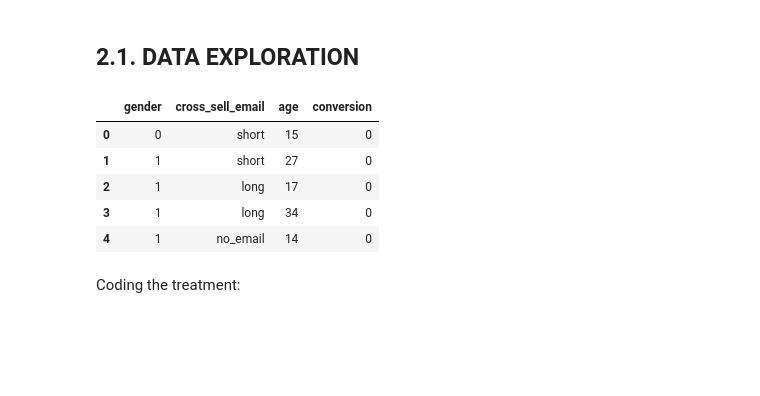
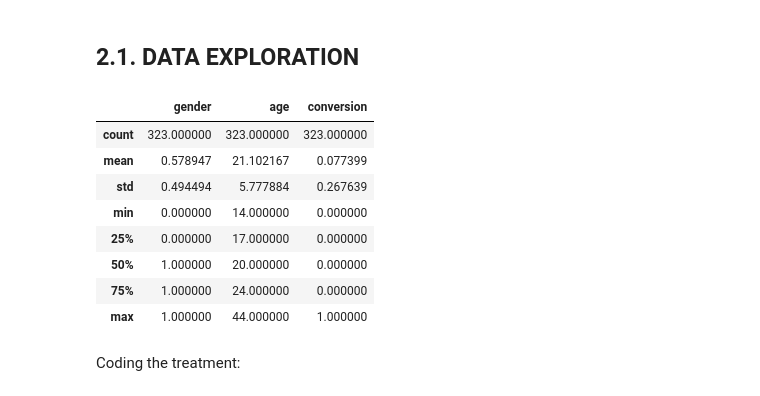
Before and after one commit to jaime-bautista-sdg/causal_inference_nbs, a Jupyter notebook: cap5_CI.ipynb, the cells around one changed output. Drawn from its saved outputs; the diff is of its cells as text; code cells hidden in the pictures; blank space fills up the shorter version.

```diff
--- a/cap5_CI.ipynb
+++ b/cap5_CI.ipynb
@@ -458,14 +460,17 @@ It is going to be compared the ATE of 2 treatments, short email and long email,
 ## 2.1. DATA EXPLORATION
 # %%
 dataset_binary=pd.read_csv("cross_sell_email.csv")
-dataset_binary.head()
+dataset_binary.describe()
 # %% [output]
-|  | gender | cross_sell_email | age | conversion |
-| 0 | 0 | short | 15 | 0 |
-| 1 | 1 | short | 27 | 0 |
-| 2 | 1 | long | 17 | 0 |
-| 3 | 1 | long | 34 | 0 |
-| 4 | 1 | no_email | 14 | 0 |
+|  | gender | age | conversion |
+| count | 323.000000 | 323.000000 | 323.000000 |
+| mean | 0.578947 | 21.102167 | 0.077399 |
+| std | 0.494494 | 5.777884 | 0.267639 |
+| min | 0.000000 | 14.000000 | 0.000000 |
+| 25% | 0.000000 | 17.000000 | 0.000000 |
+| 50% | 1.000000 | 20.000000 | 0.000000 |
+| 75% | 1.000000 | 24.000000 | 0.000000 |
+| max | 1.000000 | 44.000000 | 1.000000 |
 # %% [markdown]
 Coding the treatment:
 # %%
```
Also changed, not shown: parts of 7 cells of this notebook.
